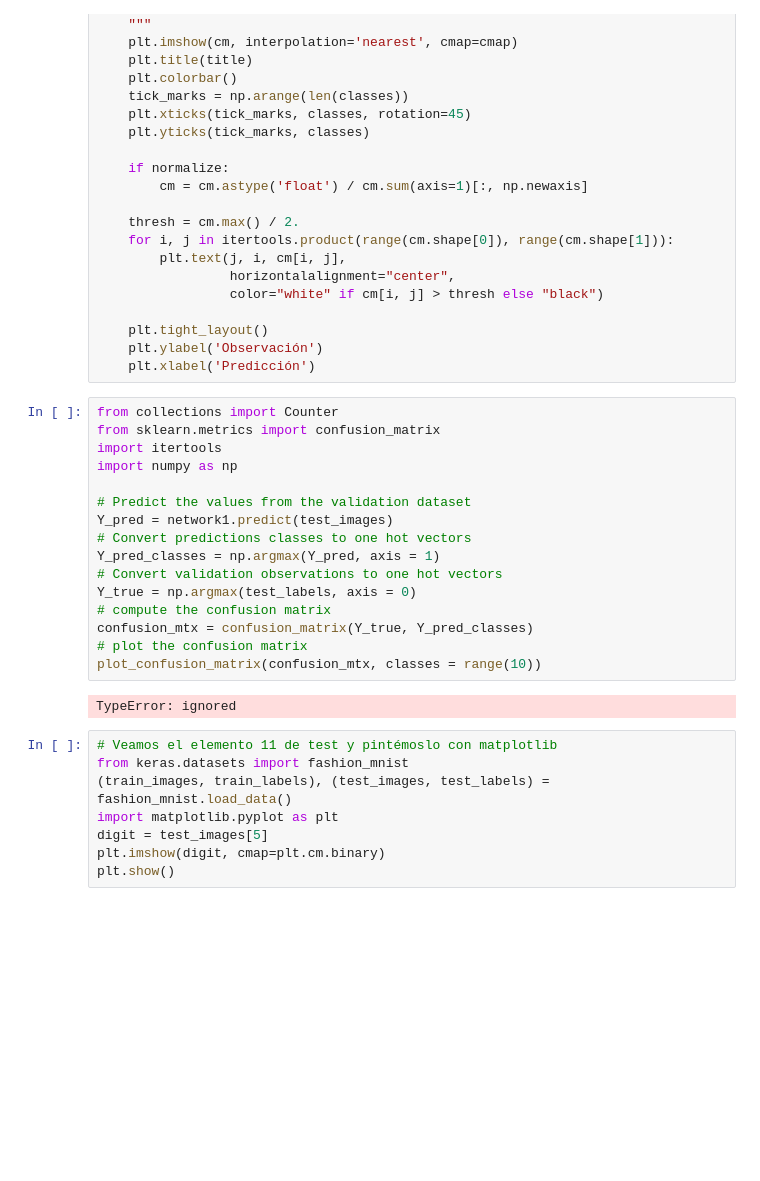
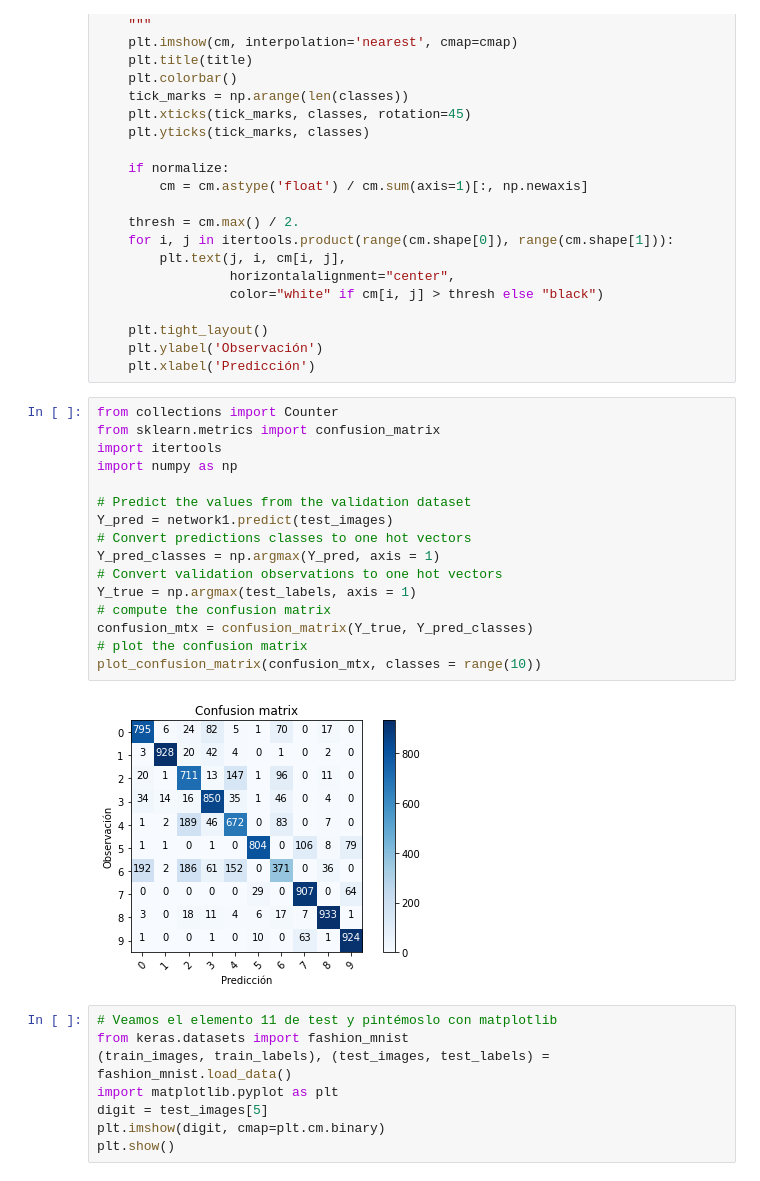
Before and after one commit to anamunoz01/AA_PRACTICA1_GRUPO_10, a Jupyter notebook: Practica1.ipynb, the cells around one changed output. Cells and saved outputs as stored; diff of their text form; blank space fills up the shorter version.

```diff
--- a/Practica1.ipynb
+++ b/Practica1.ipynb
@@ -390,21 +390,21 @@ def plot_confusion_matrix(cm, classes,
 # %%
 from collections import Counter
 from sklearn.metrics import confusion_matrix
 import itertools
 import numpy as np
 
 # Predict the values from the validation dataset
 Y_pred = network1.predict(test_images)
 # Convert predictions classes to one hot vectors
 Y_pred_classes = np.argmax(Y_pred, axis = 1)
 # Convert validation observations to one hot vectors
-Y_true = np.argmax(test_labels, axis = 0)
+Y_true = np.argmax(test_labels, axis = 1)
 # compute the confusion matrix
 confusion_mtx = confusion_matrix(Y_true, Y_pred_classes)
 # plot the confusion matrix
 plot_confusion_matrix(confusion_mtx, classes = range(10))
 # %% [output]
-TypeError: ignored
+[figure, added]
 # %%
 # Veamos el elemento 11 de test y pintémoslo con matplotlib
 from keras.datasets import fashion_mnist
```
Also changed, not shown: parts of 21 cells of this notebook.
